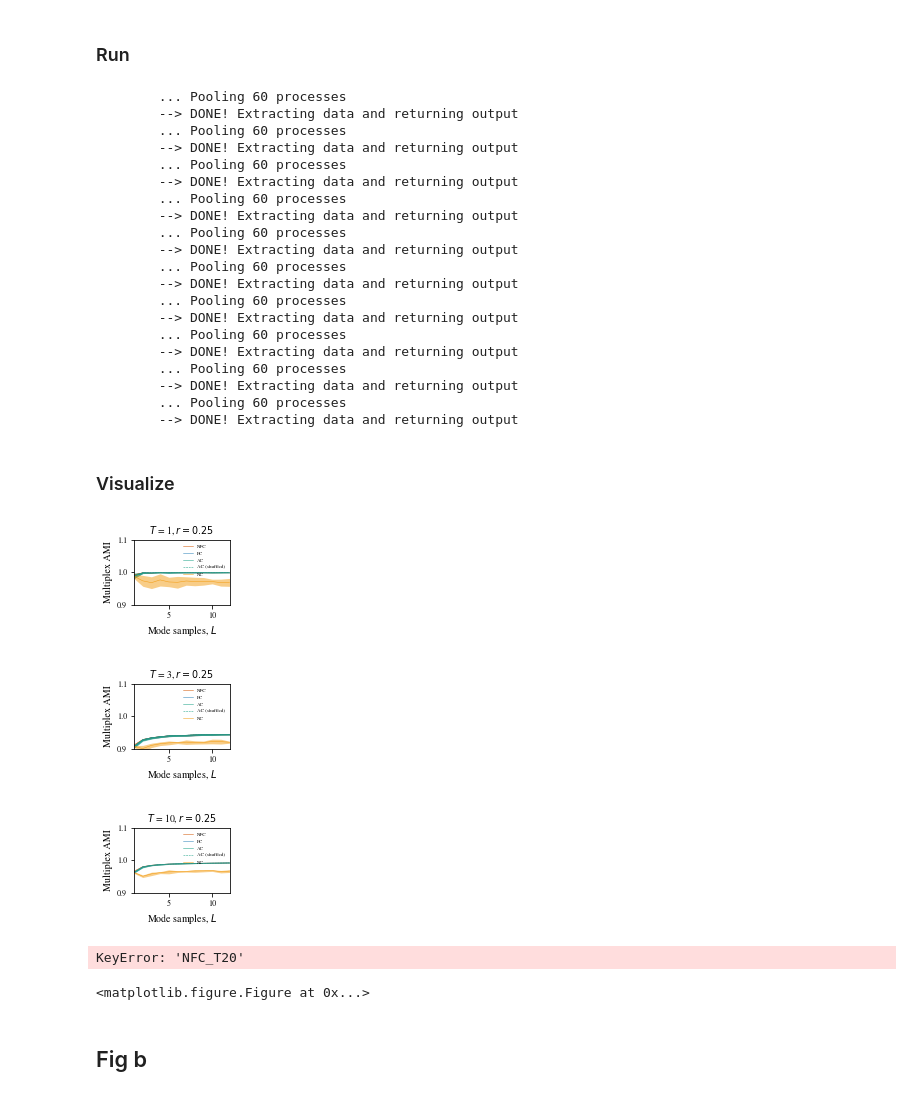
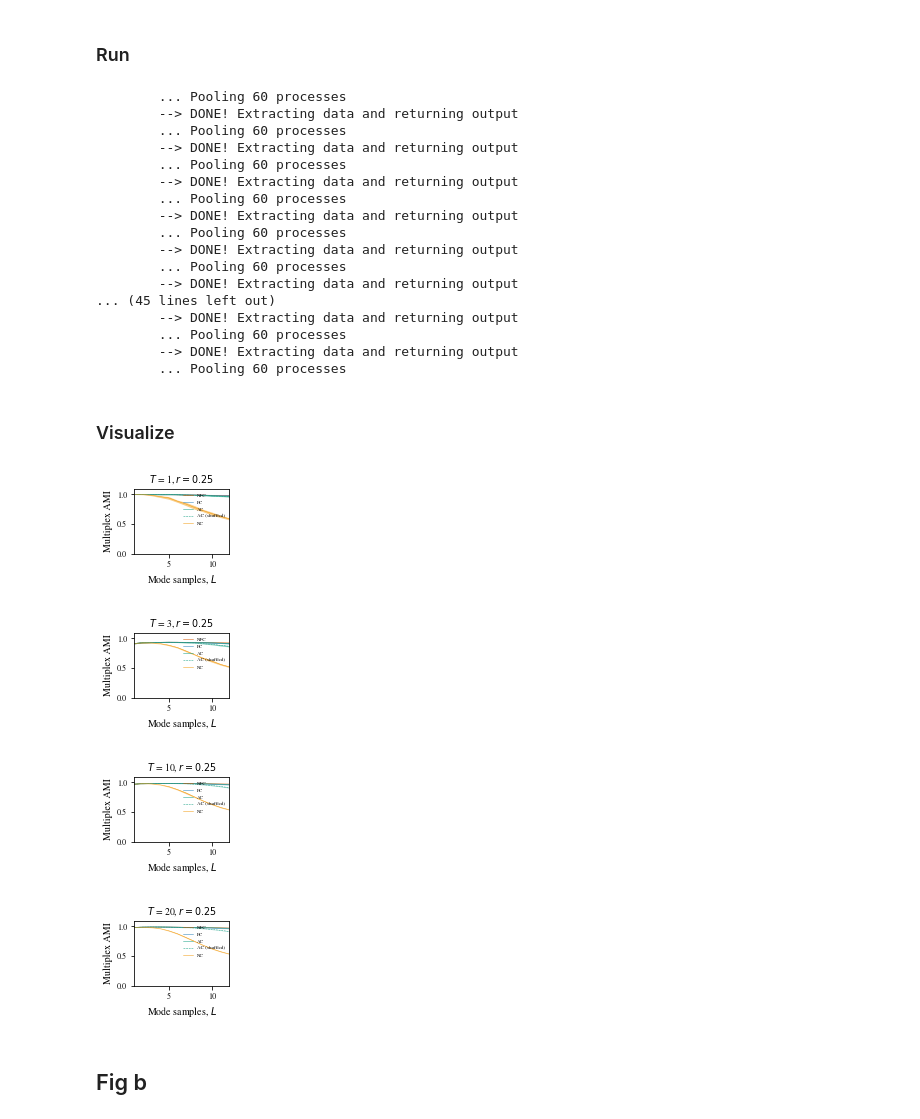
Before and after one commit to ulfaslak/git-github.com-ulfaslak-code-intermittent-communities_public, a Jupyter notebook: intermittent_communities.ipynb, the cells around one changed output. Drawn from its saved outputs; the diff is of its cells as text; code cells hidden in the pictures.

```diff
--- a/intermittent_communities.ipynb
+++ b/intermittent_communities.ipynb
@@ -48,7 +48,7 @@ def multilayer_network_with_L_samples(G_arr, L, shuf=False):
     G_arr_sampled = []
     for G in G_arr:
         for _ in range(L):
-            G_arr_sampled.append(_sample_from_graph(G, 1.0/2))
+            G_arr_sampled.append(_sample_from_graph(G, 1.0/L))
 
     if shuf:
         G_arr_sampled, order = shuffle_order(G_arr_sampled)
@@ -152,6 +152,7 @@ We want a benchmark network with significant clustering and some but not too muc
 #### Hyperparameters
 # %%
 LFR_params = dict(N=512, k=10, maxk=24, mu=0.05, t1=10, t2=10, maxc=24)
+figures_folder = "figures_L"
 # %% [markdown]
 #### Plot an example of that network
 # %%
@@ -207,8 +208,8 @@ for i, L in enumerate(L_arr, 1):
 
     sims = []
     for _ in range(L*(L-1)/2):
-        G_sample1 = sample_from_graph(G, 1./L)
-        G_sample2 = sample_from_graph(G, 1./L)
+        G_sample1 = sample_from_graph(G, 1./np.sqrt(L))
+        G_sample2 = sample_from_graph(G, 1./np.sqrt(L))
         sims.extend(jssim_dist(G_sample1, G_sample2, nodes=G.nodes()))
 
     plt.subplot(2, len(L_arr), i)
@@ -351,8 +354,7 @@ n_procs = 56
 n_iter = 10
 
 # Run experiments
-#for T in [1, 3, 10, 20]:
-for T in [10]:
+for T in [1, 3, 10, 20]:
     [
         globals()["NFC_T%d" % T],
         globals()["FC_T%d" % T],
@@ -373,44 +375,40 @@ for T in [10]:
         --> DONE! Extracting data and returning output
         ... Pooling 60 processes
         --> DONE! Extracting data and returning output
-        ... Pooling 60 processes
+... (45 lines left out)
         --> DONE! Extracting data and returning output
         ... Pooling 60 processes
         --> DONE! Extracting data and returning output
         ... Pooling 60 processes
-        --> DONE! Extracting data and returning output
-        ... Pooling 60 processes
-        --> DONE! Extracting data and returning output
 # %% [markdown]
 ### Visualize
 # %%
 for T in [1, 3, 10, 20]:
 
     X = [L_arr]
 
     plt.figure(figsize=(3.42/2, 2.4/2))
     confidence_intervals(X, globals()["NFC_T%d" % T], c="#d35400", label="NFC", lw=0.5)
     confidence_intervals(X, globals()["FC_T%d" % T], "#2980b9", label="FC", lw=0.5)
     confidence_intervals(X, globals()["AC_T%d" % T], c="#16a085", label="AC", lw=0.5)
     confidence_intervals(X, globals()["ACshuf_T%d" % T], c="#16a085", label="AC (shuffled)", lw=0.5, ls="--")
     confidence_intervals(X, globals()["NC_T%d" % T], c="#f39c12", label="NC", lw=0.5)
 
     plt.xlim(1, max(L_arr))
-    plt.ylim(0.9, 1.1)
+    plt.ylim(0, 1.1)
 
     plt.title("$T$ = %d, $r = 0.25$" % T)
     plt.xlabel("Mode samples, $L$")
     plt.ylabel("Multiplex AMI")
 
     plt.legend(loc="upper right", fontsize=5, frameon=False)
-    #plt.savefig("figures/Fig4deT%d.pdf" % T)
+    plt.savefig("%s/Fig4deT%d.pdf" % (figures_folder, T))
     plt.show()
 # %% [output]
-[figure, old version]
+[figure, new version]
-[figure, old version]
+[figure, new version]
-[figure, old version]
+[figure, new version]
-KeyError: 'NFC_T20'
-<matplotlib.figure.Figure at 0x...>
+[figure, added]
 # %% [markdown]
 ## Fig b
 # %% [markdown]
```
Also changed, not shown: parts of 5 cells of this notebook, 33 other files.
